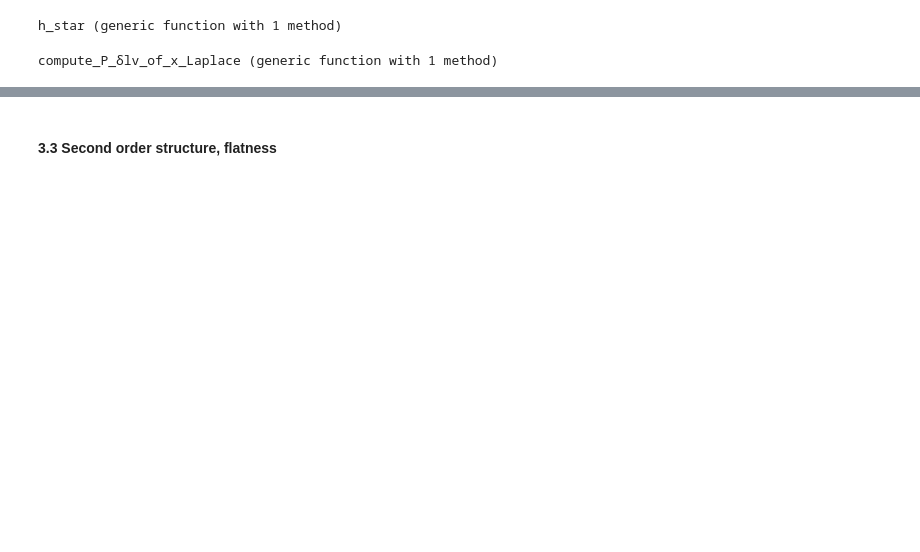
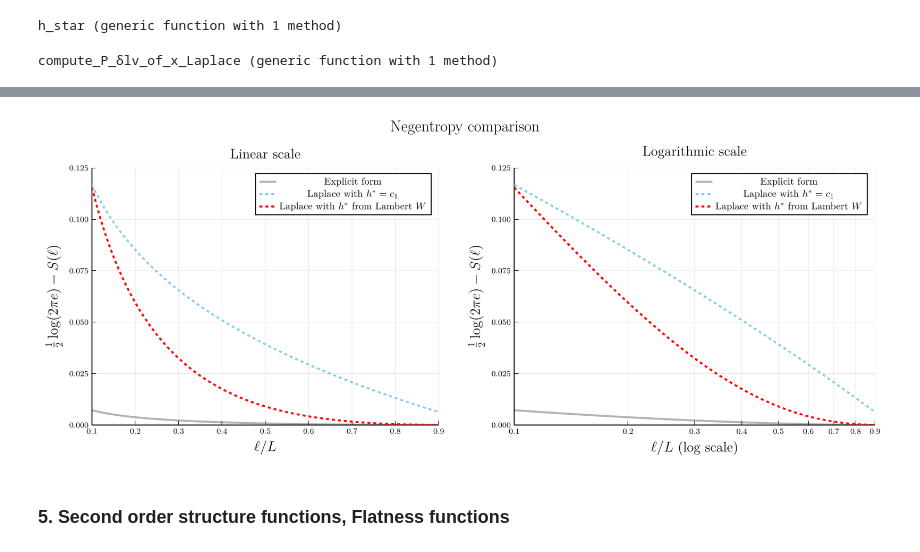
Before and after one commit to pleflohic/turbulence-velocity-increments, a Jupyter notebook: notebooks/normalized.ipynb, the cells around one changed output, grey strips where cells are left out. Cells and saved outputs as stored; diff of their text form; code cells hidden in the pictures; blank space fills up the shorter version.

```diff
--- a/notebooks/normalized.ipynb
+++ b/notebooks/normalized.ipynb
@@ -522,5 +217,70 @@ plot(p1, p2, layout = (1, 2), size = (1200, 500), plot_title = L"\text{Entropy o
+# %%
+# Define l values
+l_values = 0.1*L:0.01*L:0.9*L
+
+# Compute S(l) for each l and each method
+S_A_values = [0.5 * log(2*pi*exp(1)) - compute_entropy_for_l(compute_P_δlv_of_x,l) for l in l_values]
+S_B_values = [0.5 * log(2*pi*exp(1)) - compute_entropy_for_l(compute_P_δlv_of_x_Laplace,l, h_star) for l in l_values]
+S_C_values = [0.5 * log(2*pi*exp(1)) - compute_entropy_for_l(compute_P_δlv_of_x_Laplace,l, h_star2) for l in l_values]
+
+# Ticks for the plots
+ticks = [0.1, 0.2, 0.3, 0.4, 0.5, 0.6, 0.7, 0.8, 0.9]
+y_ticks = [0.0, 0.025, 0.05, 0.075, 0.1, 0.125]
+
+# Labels
+label1 = L"\text{Explicit form}"
+label2 = L"\text{Laplace with } h^*=c_1"
+label3 = L"\text{Laplace with } h^* \text{ from Lambert } W"
+
+# Plot p1
+p1 = plot(l_values./L, S_A_values, label = label1,
+          title = L"\text{Linear scale}",
+          xlabel = L"\ell/L",
+          ylabel = L"\frac{1}{2} \log(2\pi e) - S(\ell)",
+          xlims = (0.1, 0.9),
+          ylims = (0, 0.125),
+          xticks = ticks,
+          yticks = y_ticks,
+          lw = 2,
+          color=:black, alpha=0.3,
+          guidefontsize = 14,
+          legend = :topright,
+          legendfontsize = 10,
+          left_margin = 10mm,
+          bottom_margin = 10mm)
+
+plot!(p1, l_values./L, S_B_values, label = label2, lw = 2, color=:skyblue, ls=:dash)
+plot!(p1, l_values./L, S_C_values, label = label3, lw = 2, color=:red, ls=:dash)
+
+# Plot p2
+p2 = plot(l_values./L, S_A_values, label = label1,
+          title = L"\text{Logarithmic scale}",
+          xlabel = L"\ell/L \text{ (log scale)}",
+          ylabel = L"\frac{1}{2} \log(2\pi e) - S(\ell)",
+          xscale = :log10,
+          xlims = (0.1, 0.9),
+          ylims = (0, 0.125),
+          xticks = (ticks, string.(ticks)),
+          yticks = y_ticks,
+          lw = 2,
+          color=:black, alpha=0.3,
+          guidefontsize = 14,
+          legend = :topright,
+          legendfontsize = 10,
+          left_margin = 10mm,
+          bottom_margin = 10mm)
+
+plot!(p2, l_values./L, S_B_values, label = label2, lw = 2, color=:skyblue, ls=:dash)
+plot!(p2, l_values./L, S_C_values, label = label3, lw = 2, color=:red, ls=:dash)
+
+# Display
+plot(p1, p2, layout = (1, 2), size = (1200, 500),
+     plot_title = L"\text{Negentropy comparison}",
+     plot_titlevspan = 0.07)
+# %% [output]
+[figure, added]
 # %% [markdown]
-#### 3.3 Second order structure, flatness
+### 5. Second order structure functions, Flatness functions
 # %%
 # Defining structure functions
 
```
Also changed, not shown: parts of 26 cells of this notebook, 1 other file.
